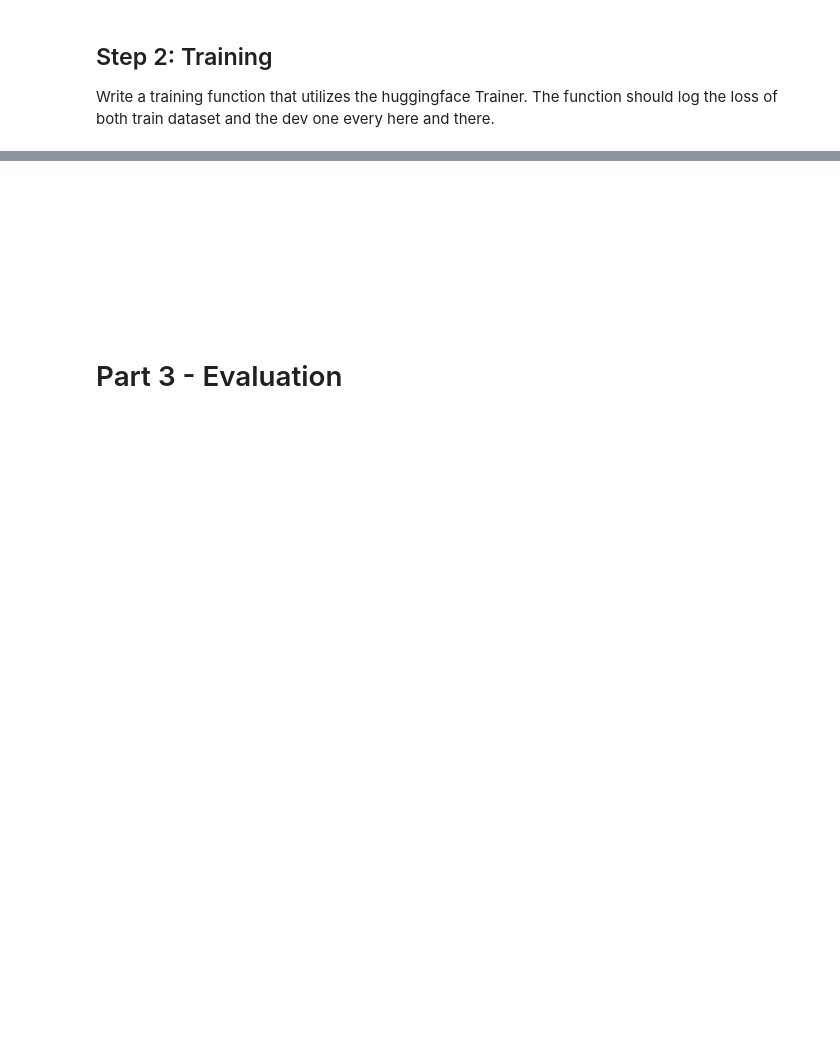
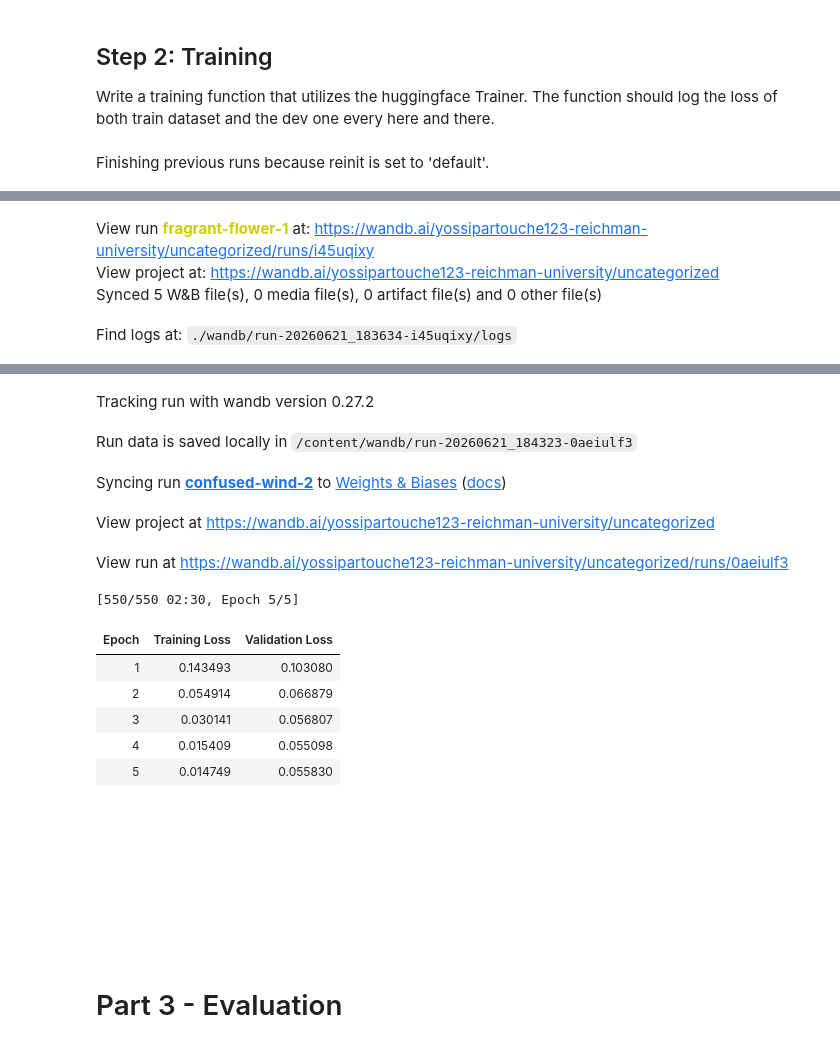
Before and after one commit to yossefPartouche/Intro_NLP, a Jupyter notebook: BERT_Based_NER.ipynb, the cells around one changed output, grey strips where cells are left out. Saved outputs shown, nothing was run; the diff lists cells and outputs as text; code cells hidden in the pictures; blank space fills up the shorter version.

Commit message:
Final version

```diff
--- a/BERT_Based_NER.ipynb
+++ b/BERT_Based_NER.ipynb
@@ -301,7 +394,15 @@ Load a token classification model.
 model = None
 def load_model(model_name: str, tag2id) -> nn.Module:
 # TO DO ----------------------------------------------------------------------
-
+  id2label = {idx: tag for tag, idx in tag2id.items()}
+  model = AutoModelForTokenClassification.from_pretrained(
+    model_name,
+    num_labels=len(tag2id),
+    id2label=id2label,
+    label2id=tag2id
+  )
+  model.to(DEVICE)
+  return model
 # TO DO ----------------------------------------------------------------------
 model = load_model(model_name, tag2id)
 model
@@ -331,3 +492,6 @@ def train_model(model, n_epochs: int, batch_size: int, train_ds: Dataset, dev_ds
 # %%
+wandb.init()
 wandb.watch(model, log_freq=15)
 trainer = train_model(model, N_EPOCHS, BATCH_SIZE, train_ds, dev_ds)
+# %% [output]
+Finishing previous runs because reinit is set to 'default'.
@@ -333,0 +499,4 @@ trainer = train_model(model, N_EPOCHS, BATCH_SIZE, train_ds, dev_ds)
+View run fragrant-flower-1 at: https://wandb.ai/yossipartouche123-reichman-university/uncategorized/runs/i45uqixy
+View project at: https://wandb.ai/yossipartouche123-reichman-university/uncategorized
+Synced 5 W&B file(s), 0 media file(s), 0 artifact file(s) and 0 other file(s)
+Find logs at: ./wandb/run-20260621_183634-i45uqixy/logs
@@ -334,3 +504,15 @@ trainer = train_model(model, N_EPOCHS, BATCH_SIZE, train_ds, dev_ds)
+Tracking run with wandb version 0.27.2
+Run data is saved locally in /content/wandb/run-20260621_184323-0aeiulf3
+Syncing run confused-wind-2 to Weights & Biases (docs)
+View project at https://wandb.ai/yossipartouche123-reichman-university/uncategorized
+View run at https://wandb.ai/yossipartouche123-reichman-university/uncategorized/runs/0aeiulf3
+[550/550 02:30, Epoch 5/5]
+| Epoch | Training Loss | Validation Loss |
+| 1 | 0.143493 | 0.103080 |
+| 2 | 0.054914 | 0.066879 |
+| 3 | 0.030141 | 0.056807 |
+| 4 | 0.015409 | 0.055098 |
+| 5 | 0.014749 | 0.055830 |
 # %% [markdown]
 <br><br><br><br><br><br>
 # %% [markdown]
```
Also changed, not shown: parts of 25 cells of this notebook.
